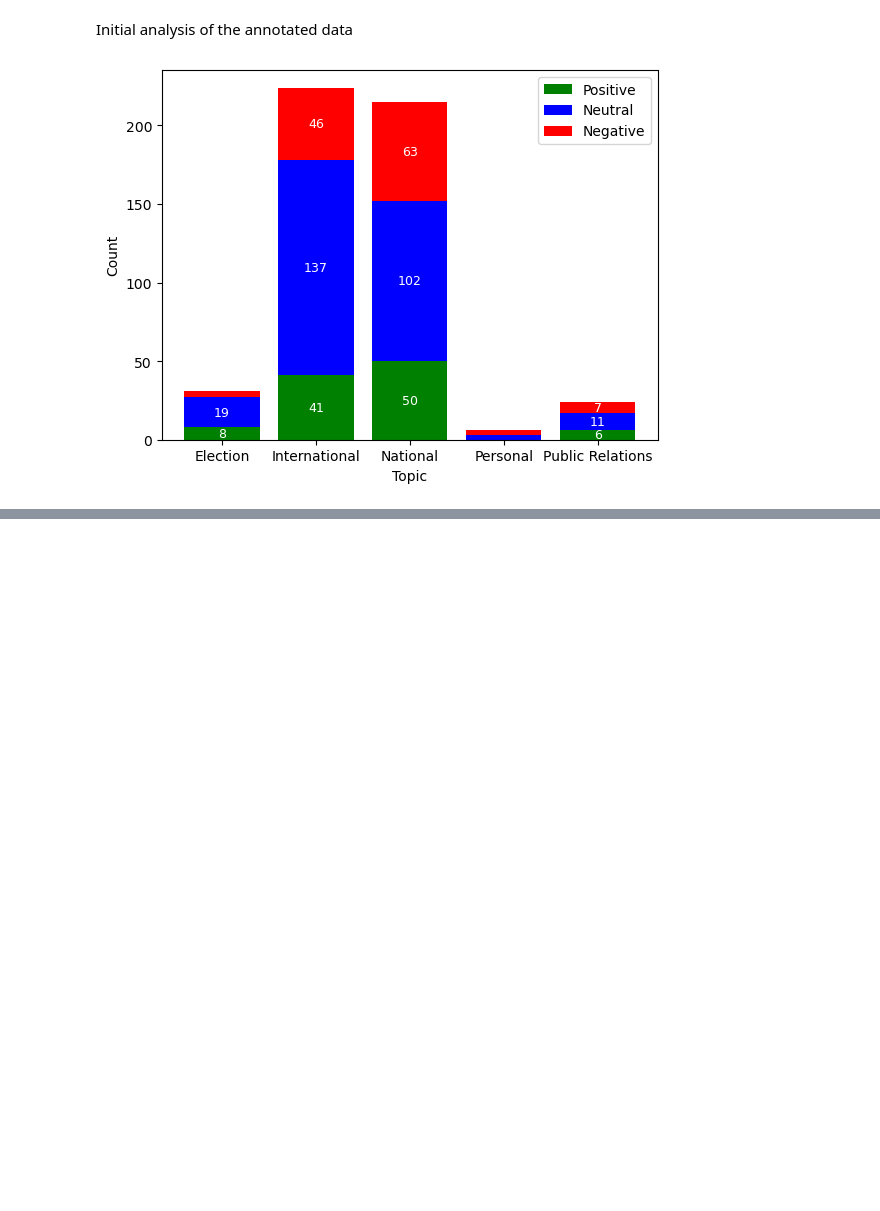
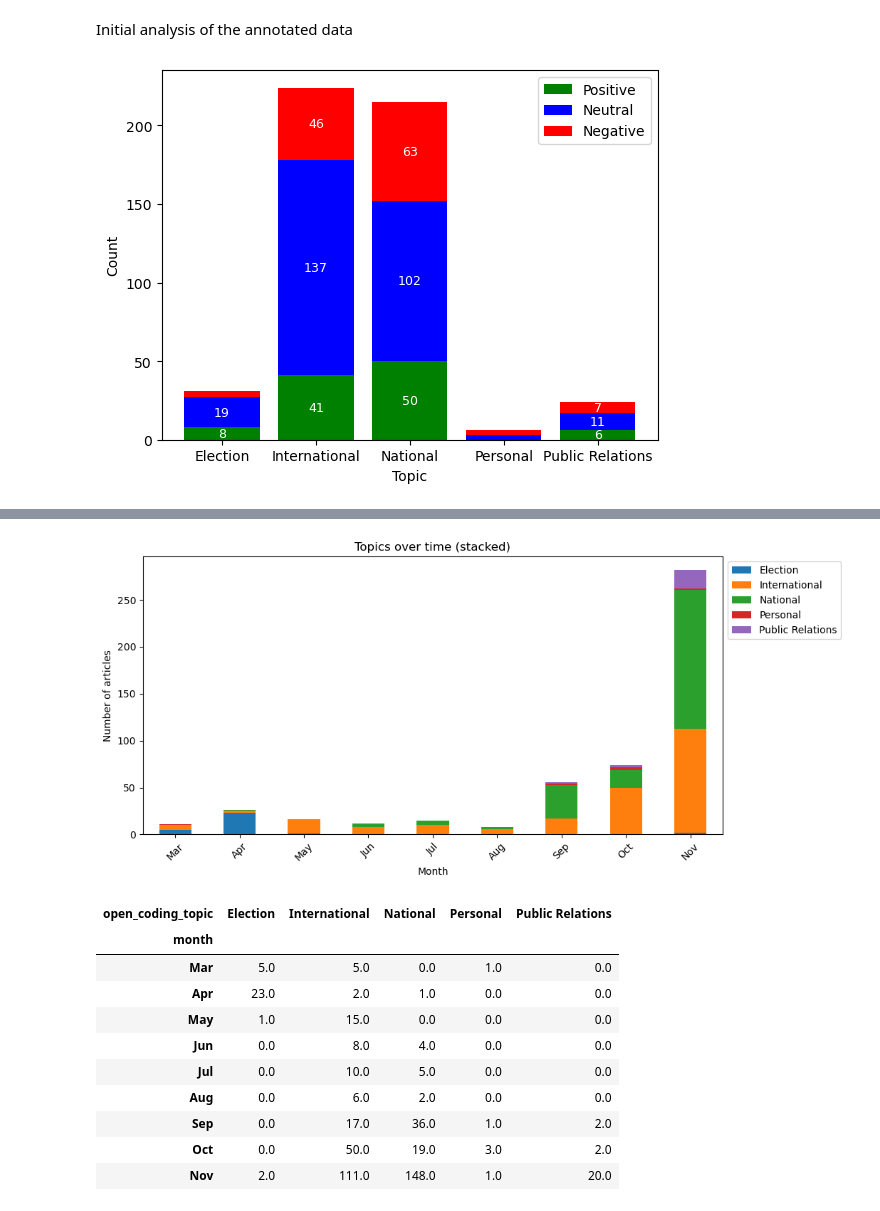
Before and after one commit to allisonmeikle/comp-370-final-project, a Jupyter notebook: scripts/initial_analysis.ipynb, the cells around one changed output, grey strips where cells are left out. Drawn from its saved outputs; the diff is of its cells as text; code cells hidden in the pictures; blank space fills up the shorter version.

```diff
--- a/scripts/initial_analysis.ipynb
+++ b/scripts/initial_analysis.ipynb
@@ -129,3 +135,44 @@ pivot_with_totals
 | 2025-10-01 00:00:00 | 50.0 | 5.0 | 0.0 | 0.0 | 5.0 | 1.0 | 0.0 | ... |
 | 2025-11-01 00:00:00 | 56.0 | 18.0 | 21.0 | 95.0 | 4.0 | 0.0 | 43.0 | ... |
 | Total | 155.0 | 23.0 | 21.0 | 95.0 | 15.0 | 18.0 | 43.0 | ... |
+# %%
+# topics over time
+
+topic_counts = (
+    df.groupby(["month", "open_coding_topic"])
+      .size()
+      .reset_index(name="count")
+      .sort_values("month")
+)
+
+topic_pivot = topic_counts.pivot(
+    index="month",
+    columns="open_coding_topic",
+    values="count"
+).fillna(0)
+
+topic_pivot.index = topic_pivot.index.strftime("%b")  # 'Mar', 'Apr', ...
+
+ax = topic_pivot.plot(kind="bar", stacked=True, figsize=(9,5))
+ax.set_xlabel("Month")
+ax.set_ylabel("Number of articles")
+ax.set_title("Topics over time (stacked)")
+plt.xticks(rotation=45)
+plt.tight_layout()
+plt.legend(bbox_to_anchor=(1, 1))
+plt.show()
+
+topic_pivot
+# %% [output]
+[figure, added]
+| open_coding_topic | Election | International | National | Personal | Public Relations |
+| month |  |  |  |  |  |
+| Mar | 5.0 | 5.0 | 0.0 | 1.0 | 0.0 |
+| Apr | 23.0 | 2.0 | 1.0 | 0.0 | 0.0 |
+| May | 1.0 | 15.0 | 0.0 | 0.0 | 0.0 |
+| Jun | 0.0 | 8.0 | 4.0 | 0.0 | 0.0 |
+| Jul | 0.0 | 10.0 | 5.0 | 0.0 | 0.0 |
+| Aug | 0.0 | 6.0 | 2.0 | 0.0 | 0.0 |
+| Sep | 0.0 | 17.0 | 36.0 | 1.0 | 2.0 |
+| Oct | 0.0 | 50.0 | 19.0 | 3.0 | 2.0 |
+| Nov | 2.0 | 111.0 | 148.0 | 1.0 | 20.0 |
```
Also changed, not shown: parts of 26 cells of this notebook.
